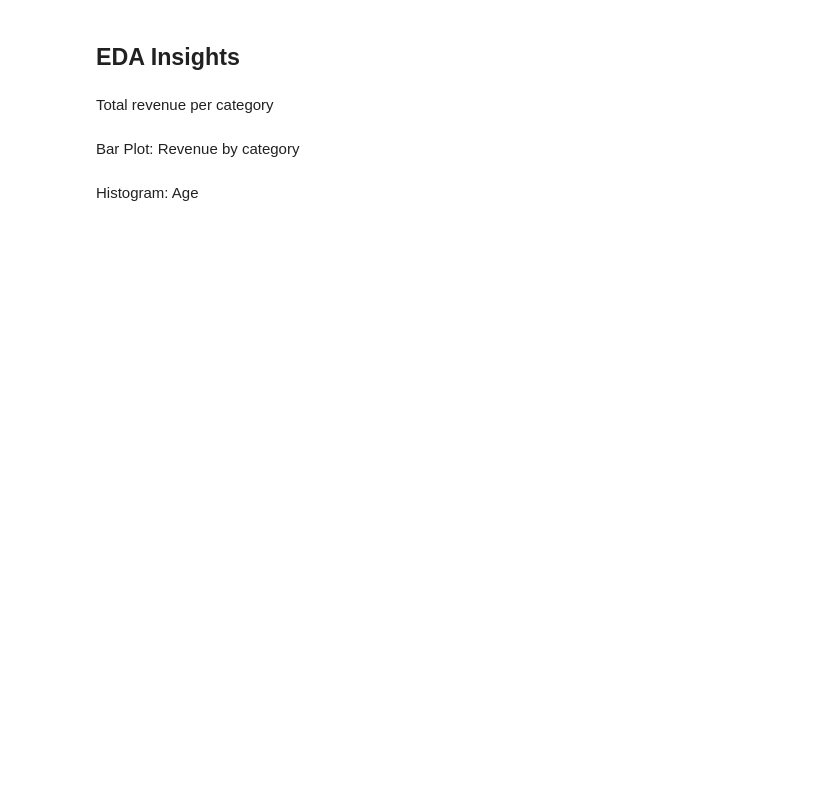
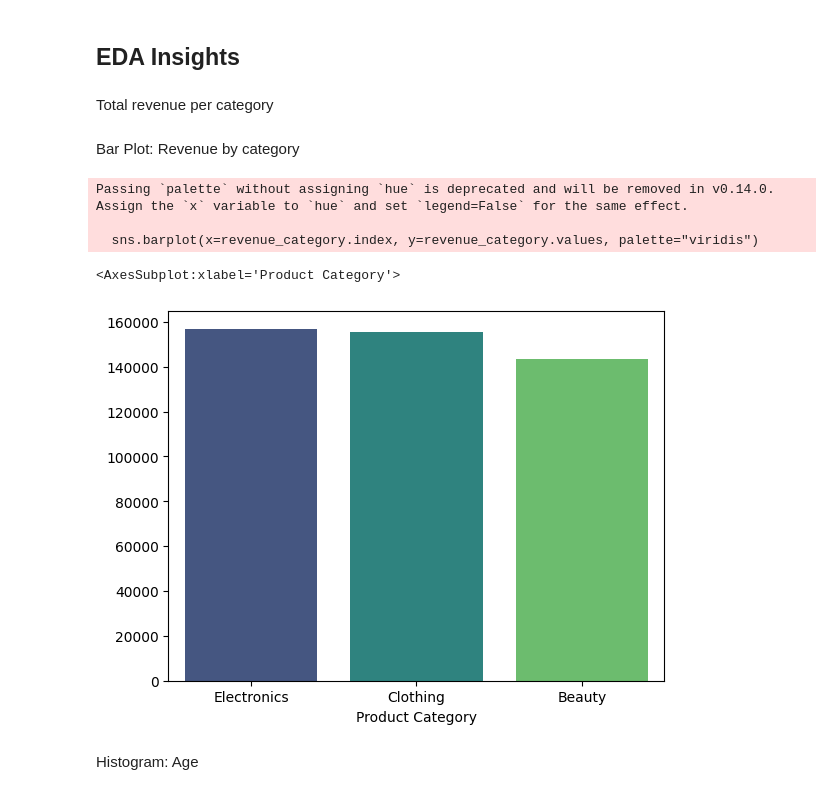
Before and after one commit to footroot/C12-Lecture-Backpack, a Jupyter notebook: Data Science (DS)/Week08/TaskWalkthrough2/Code/sales.ipynb, the cells around one changed output. Drawn from its saved outputs; the diff is of its cells as text; code cells hidden in the pictures; blank space fills up the shorter version.

```diff
--- a/Data Science (DS)/Week08/TaskWalkthrough2/Code/sales.ipynb
+++ b/Data Science (DS)/Week08/TaskWalkthrough2/Code/sales.ipynb
@@ -18,3 +57,6 @@ Explore the dataset with Pandas
 ## Data Cleaning and Preprocessing
 # %% [markdown]
 Convert the Date column to datetime
+# %%
+sales_df["Date"] = pd.to_datetime(sales_df["Date"])
+sales_df.head()
@@ -21,2 +70,5 @@ Convert the Date column to datetime
 # %% [markdown]
 Check for any missing values
+# %%
+sales_df.dropna(subset=["Customer ID"], inplace=True)
+sales_df["Gender"].fillna(sales_df["Gender"].mode()[0], inplace=True)
@@ -23,2 +82,5 @@ Check for any missing values
 # %% [markdown]
 Standardize categorical data
+# %%
+sales_df["Gender"] = sales_df["Gender"].str.capitalize()
+sales_df.head()
@@ -26,7 +95,17 @@ Standardize categorical data
 ## EDA Insights
 # %% [markdown]
 Total revenue per category
+# %%
+revenue_category = sales_df.groupby("Product Category")["Total Amount"].sum().sort_values(ascending=False)
 # %% [markdown]
 Bar Plot: Revenue by category
+# %%
+sns.barplot(x=revenue_category.index, y=revenue_category.values, palette="viridis")
+# %% [output]
+Passing `palette` without assigning `hue` is deprecated and will be removed in v0.14.0. Assign the `x` variable to `hue` and set `legend=False` for the same effect.
+
+  sns.barplot(x=revenue_category.index, y=revenue_category.values, palette="viridis")
+<AxesSubplot:xlabel='Product Category'>
+[figure, added]
 # %% [markdown]
 Histogram: Age
```
Also changed, not shown: parts of 10 cells of this notebook.
